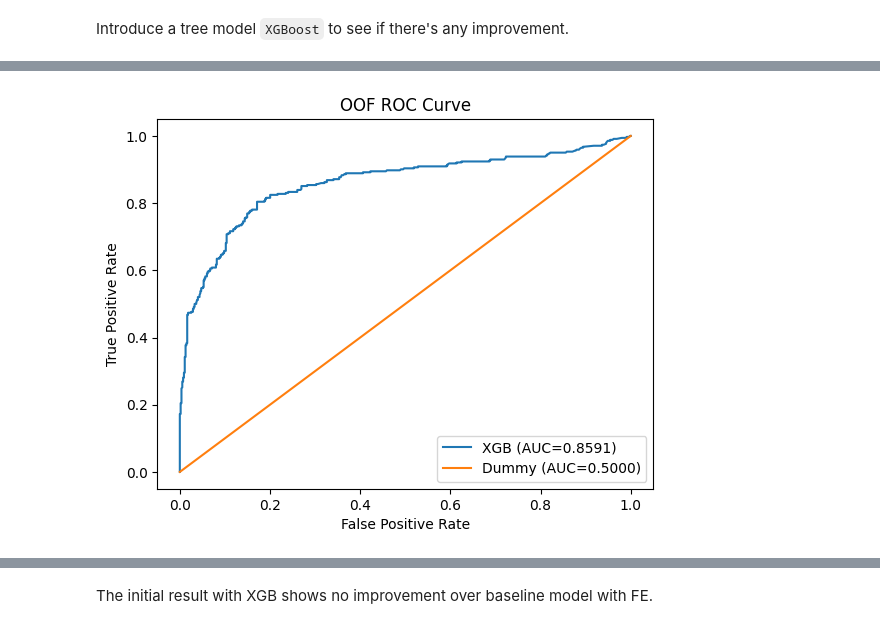
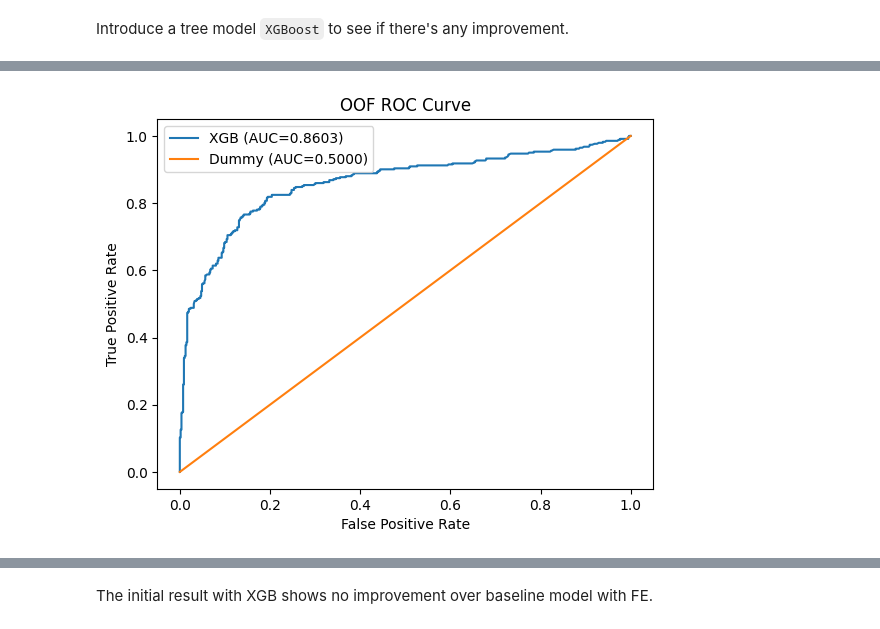
Before and after one commit to vvclin-git/kaggle-tabular-classification-titanic, a Jupyter notebook: notebooks/02_improve_train.ipynb, the cells around one changed output, grey strips where cells are left out. Saved outputs shown, nothing was run; the diff lists cells and outputs as text; code cells hidden in the pictures.

```diff
--- a/notebooks/02_improve_train.ipynb
+++ b/notebooks/02_improve_train.ipynb
@@ -668,9 +792,9 @@ Introduce a tree model `XGBoost` to see if there's any improvement.
 # XGBoost Model
 from xgboost import XGBClassifier
 
-num_cols = ['Age', 'Fare', 'SibSp', 'Parch', 'Company']
-cat_cols = ['Sex', 'Pclass', 'Embarked', 'Title']
-bol_cols = ['HasCabin', 'Alone']
+num_cols = ['Age', 'Fare_log1p', 'SibSp', 'Parch', 'Company', 'Pclass']
+cat_cols = ['Embarked', 'Title']
+bol_cols = ['HasCabin', 'Alone', 'Sex', 'NoAge']
 
 preprocess = ColumnTransformer(
     transformers=[
@@ -714,14 +838,14 @@ xgb_model = XGBClassifier(
 )
 
 pipe = Pipeline([
-    ('fe', FunctionTransformer(add_feats, validate=False)),
+    ('fe', FunctionTransformer(add_feats_xgb, validate=False)),
     ("preprocess", preprocess),
     ("model", xgb_model),
 ])
 
 dummy_model = DummyClassifier(strategy='most_frequent', random_state=37)
 pipe_dummy = Pipeline([
-    ('fe', FunctionTransformer(add_feats, validate=False)),
+    ('fe', FunctionTransformer(add_feats_xgb, validate=False)),
     ("preprocess", preprocess),
     ("model", dummy_model),
 ])
@@ -730,70 +854,6 @@ pipe_dummy = Pipeline([
 # rkf = RepeatedStratifiedKFold(n_splits=5, n_repeats=3, random_state=37)
 sgkf = StratifiedGroupKFold(n_splits=5, shuffle=True, random_state=37)
 # pbar = tqdm(skf.split(X, y), total=skf.get_n_splits(), desc="CV folds")
-pbar = tqdm(sgkf.split(X, y, groups=groups), total=sgkf.get_n_splits(), desc="CV folds")
-auc_scores = []
-acc_scores = []
-dummy_acc_scores = []
-dummy_auc_scores = []
-fold_probs = []
-fold_y_val = []
-oof_dummy_probs = []
 
-train_auc_scores = []
-train_acc_scores = []
-
-for fold, (tr_idx, val_idx) in enumerate(pbar, start=1):
-    X_tr_raw, X_val_raw = X.iloc[tr_idx], X.iloc[val_idx]
-    y_tr, y_val = y[tr_idx], y[val_idx]
-    pipe_fold = clone(pipe)
-    pipe_fold.fit(X_tr_raw, y_tr)
-    p = pipe_fold.predict_proba(X_val_raw)[:, 1]
-    pred = (p >= 0.5).astype(int).squeeze()
-    auc_score = roc_auc_score(y_val, p)
-    acc_score = accuracy_score(y_val, pred)
-    acc_scores.append(acc_score)
-    auc_scores.append(auc_score)
-    fold_probs.append(p)
-    fold_y_val.append(y_val)
-    # train scores
-    train_p = pipe_fold.predict_proba(X_tr_raw)[:, 1]
-    train_pred = (train_p >= 0.5).astype(int).squeeze()
-    train_auc_score = roc_auc_score(y_tr, train_p)
-    train_acc_score = accuracy_score(y_tr, train_pred)
-    train_auc_scores.append(train_auc_score)
-    train_acc_scores.append(train_acc_score)
-    # dummy model
-    pipe_dummy.fit(X_tr_raw, y_tr)
-    dummy_prob = pipe_dummy.predict_proba(X_val_raw)[:, 1]
-    dummy_pred = (dummy_prob >= 0.5).astype(int).squeeze()
-    oof_dummy_probs.append(dummy_prob)
-    dummy_acc_score = accuracy_score(y_val, dummy_pred)
-    dummy_acc_scores.append(dummy_acc_score)
-    dummy_auc_score = roc_auc_score(y_val, dummy_prob)
-    dummy_auc_scores.append(dummy_auc_score)
-    tqdm.write(f"Fold {fold} auc score (XGB / dummy): {auc_score:.4f} / {dummy_auc_score:.4f}, acc score: {acc_score:.4f} / {dummy_acc_score:.4f}, train auc/acc: {train_auc_score:.4f} / {train_acc_score:.4f}")
-
-print(f"XGB Model AUC/ACC Mean: {np.mean(auc_scores):.4f} ± {np.std(auc_scores):.4f} / {np.mean(acc_scores):.4f} ± {np.std(acc_scores):.4f}")
-print(f"XGB Model Train AUC/ACC Mean: {np.mean(train_auc_scores):.4f} ± {np.std(train_auc_scores):.4f} / {np.mean(train_acc_scores):.4f} ± {np.std(train_acc_scores):.4f}")
-print(f'XGB Model Train/Val ACC Delta: {(np.mean(train_acc_scores) - np.mean(acc_scores)):.4f}')
-
-print(f"Dummy Model AUC/ACC Mean: {np.mean(dummy_auc_scores):.4f} ± {np.std(dummy_auc_scores):.4f} / {np.mean(dummy_acc_scores):.4f} ± {np.std(dummy_acc_scores):.4f}")
-print(f'XGB Model AUC/ACC Lift: {(np.mean(auc_scores) - np.mean(dummy_auc_scores)):.4f} / {(np.mean(acc_scores) - np.mean(dummy_acc_scores)):.4f}')
-
-
-plt.figure()
-oof_probs = np.concatenate(fold_probs)
-oof_y_val = np.concatenate(fold_y_val)
-auc = roc_auc_score(oof_y_val, oof_probs)
-fpr, tpr, thr = roc_curve(oof_y_val, oof_probs)
-plt.plot(fpr, tpr, label=f'XGB (AUC={auc:.4f})')
-oof_dummy_probs = np.concatenate(oof_dummy_probs)
-dummy_auc = roc_auc_score(oof_y_val, oof_dummy_probs)
-fpr, tpr, thr = roc_curve(oof_y_val, oof_dummy_probs)
-plt.plot(fpr, tpr, label=f'Dummy (AUC={dummy_auc:.4f})')
-plt.xlabel("False Positive Rate")
-plt.ylabel("True Positive Rate")
-plt.title(f"OOF ROC Curve")
-plt.legend()
-plt.show()
+perform_cv_xgb(groups, X, y, pipe, pipe_dummy, sgkf);
 # %% [output]
@@ -810,4 +870,4 @@ XGB Model AUC/ACC Lift: 0.3625 / 0.2076
-[figure, old version]
+[figure, new version]
 # %%
 y_pred = (oof_probs >= 0.5).astype(int).squeeze()
 y_val = oof_y_val
```
Also changed, not shown: parts of 11 cells of this notebook, 1 other file.
